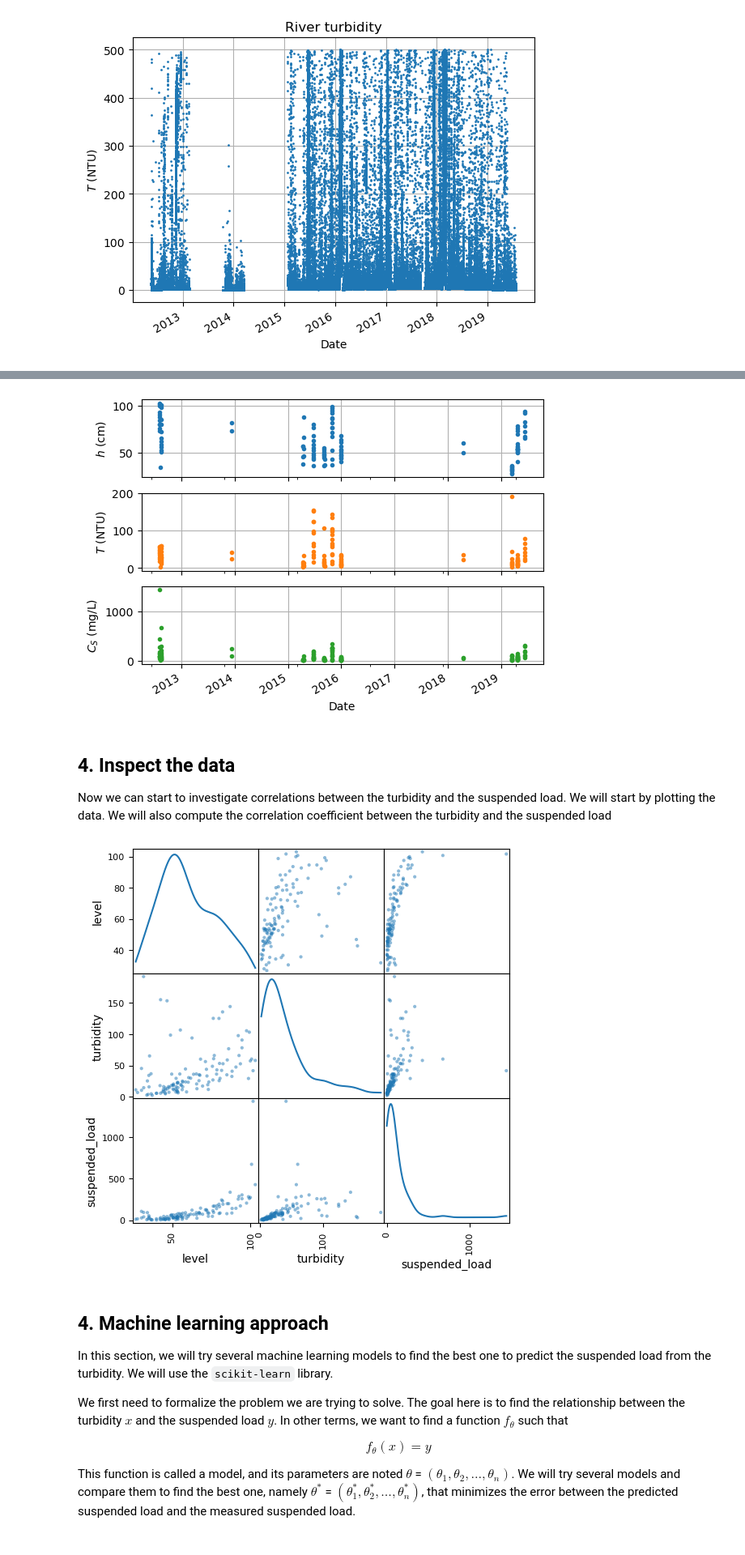
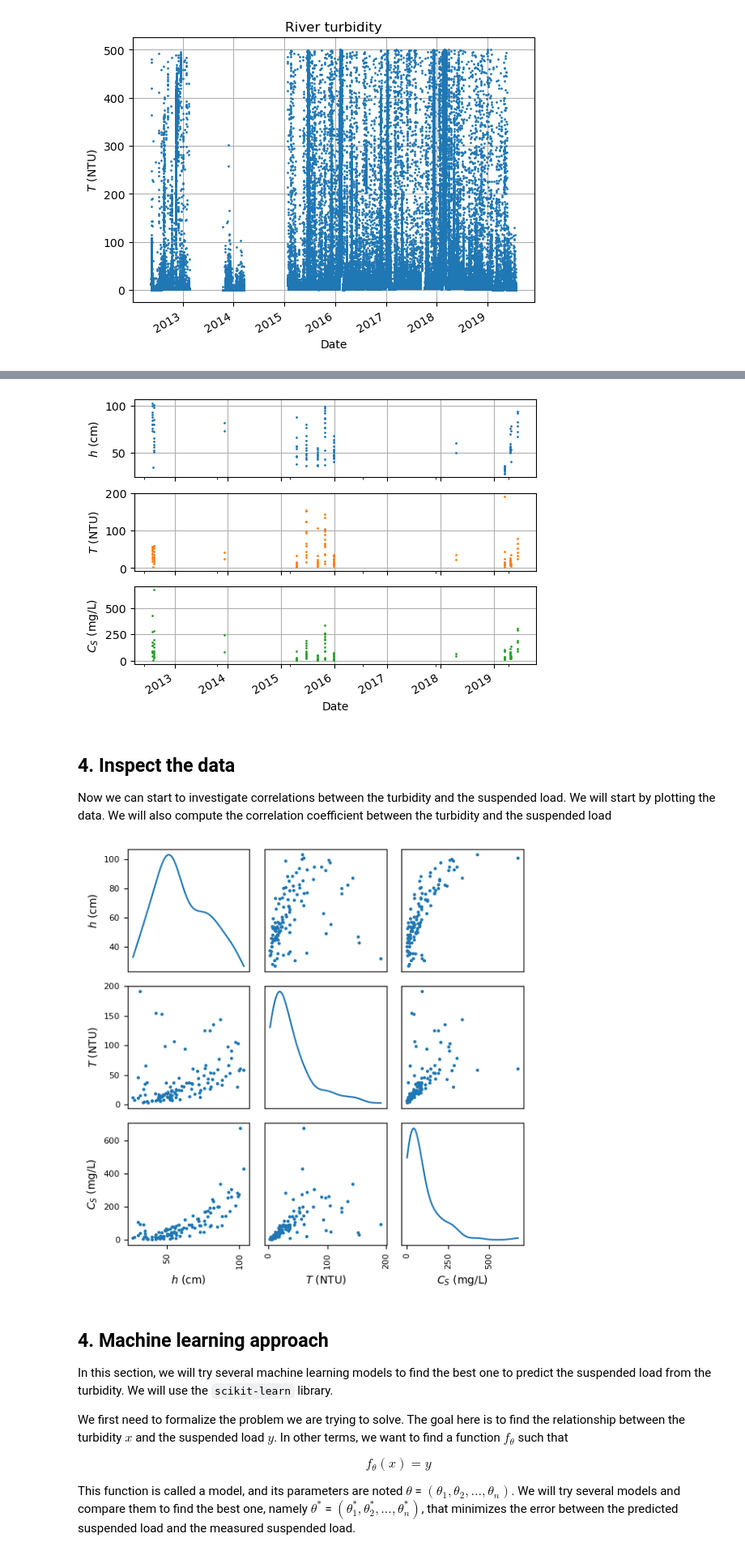
Before and after one commit to leonard-seydoux/earth-data-science, a Jupyter notebook: labs/1_calibration/2_calibration.ipynb, the cells around one changed output, grey strips where cells are left out. Shown at 81% size. Saved outputs shown, nothing was run; the diff lists cells and outputs as text; code cells hidden in the pictures.

```diff
--- a/labs/1_calibration/2_calibration.ipynb
+++ b/labs/1_calibration/2_calibration.ipynb
@@ -266,6 +267,7 @@ ax = data.plot(
     grid=True,
     xlabel="Date",
     legend=False,
+    ms=2,
 );
 
 # Labels
@@ -273,15 +275,30 @@ ax[0].set_ylabel("$h$ (cm)")
 ax[1].set_ylabel("$T$ (NTU)")
 ax[2].set_ylabel("$C_S$ (mg/L)");
 # %% [output]
-[figure, old version]
+[figure, new version]
 # %% [markdown]
 ## 4. Inspect the data
 
 Now we can start to investigate correlations between the turbidity and the suspended load. We will start by plotting the data. We will also compute the correlation coefficient between the turbidity and the suspended load
-# %%
-pd.plotting.scatter_matrix(data, grid=True, figsize=(6, 6), marker=".", diagonal="kde");
-# %% [output]
-[figure, removed]
+# %%
+ax = pd.plotting.scatter_matrix(
+    data,
+    grid=True,
+    figsize=(6, 6),
+    marker=".",
+    alpha=1,
+    diagonal="kde",
+    range_padding=0.1,
+)
+ax[0, 0].set_ylabel("$h$ (cm)")
+ax[1, 0].set_ylabel("$T$ (NTU)")
+ax[2, 0].set_ylabel("$C_S$ (mg/L)")
+ax[2, 0].set_xlabel("$h$ (cm)")
+ax[2, 1].set_xlabel("$T$ (NTU)")
+ax[2, 2].set_xlabel("$C_S$ (mg/L)")
+plt.tight_layout()
+# %% [output]
+[figure, added]
 # %% [markdown]
 ## 4. Machine learning approach
 
```
Also changed, not shown: parts of 15 cells of this notebook, 2 other files.
